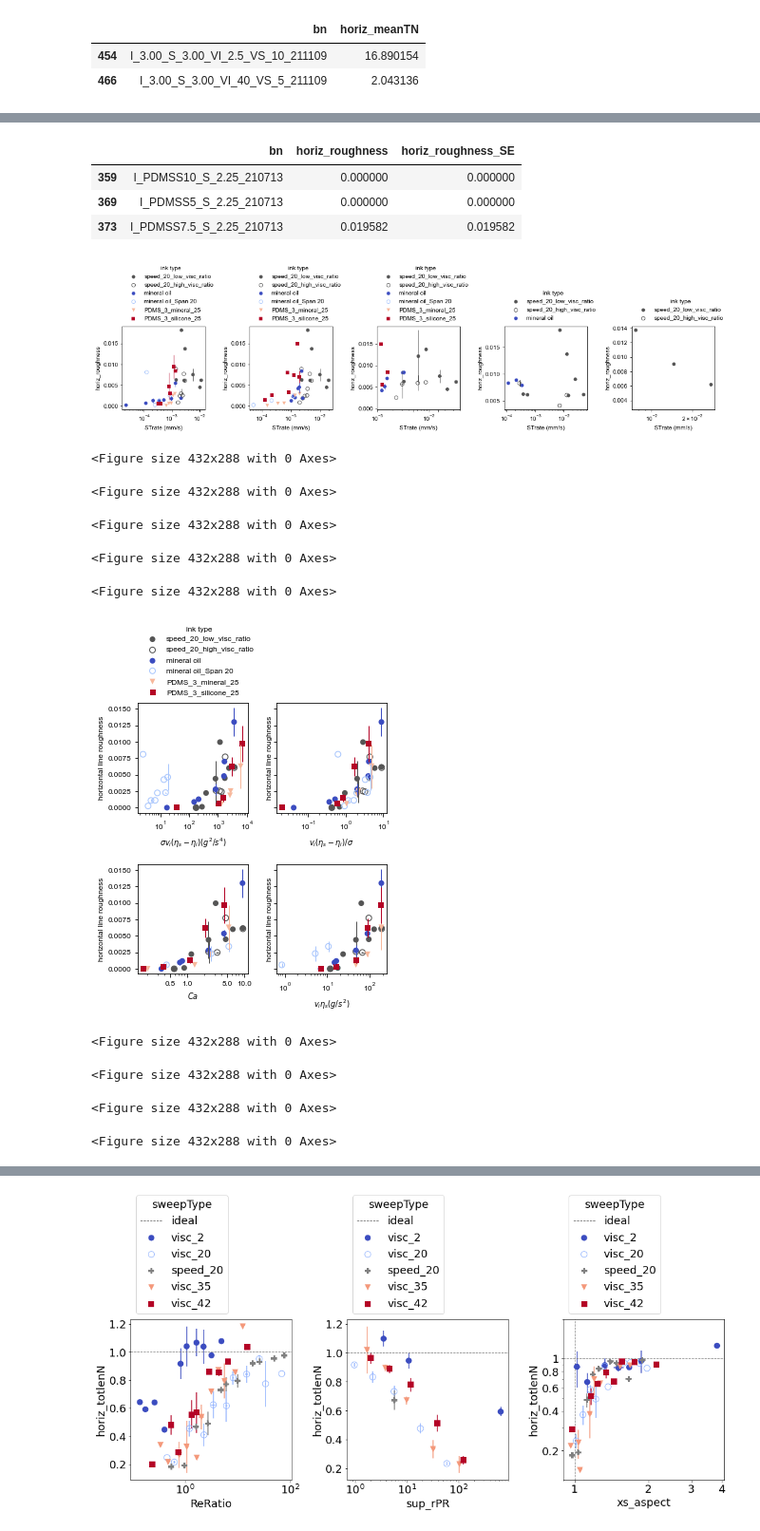
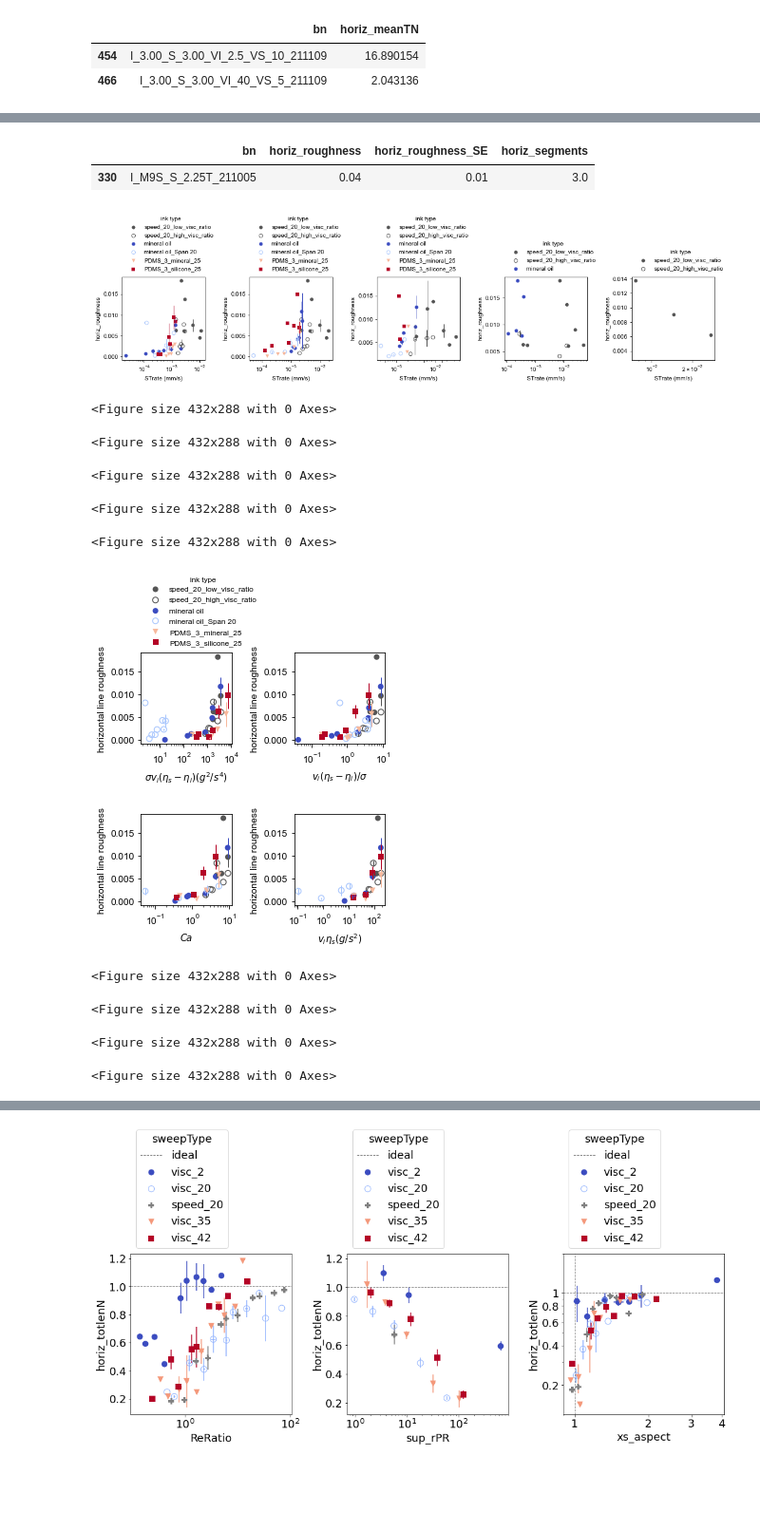
Before and after one commit to usnistgov/embedded3DPvids, a Jupyter notebook: ipynb/vidSummaries_horiz.ipynb, the cells around one changed output, grey strips where cells are left out. Shown at 95% size. Cells and saved outputs as stored; diff of their text form; code cells hidden in the pictures; blank space fills up the shorter version.

Commit message:
update segmentation for horiz lines

```diff
--- a/ipynb/vidSummaries_horiz.ipynb
+++ b/ipynb/vidSummaries_horiz.ipynb
@@ -27,7 +27,7 @@ LOGGERDEFINED = logs.openLog('vidSummaries.ipynb', LOGGERDEFINED, level='DEBUG',
 # %%
 ss,u = me.importStillsSummary(diag=True)
 seg, useg = me.importStillsSummary(file='segmentsSummary.csv', diag=False)
-ss['horiz_segments'] = seg['horiz_segments']
+ss = ss.merge(seg[['folder', 'horiz_segments']], on='folder', suffixes=['', '_manual'])
 # %% [output]
 Independents: ['folder', 'bn', 'date', 'sigma', 'di', 'do', 'fluFile', 'calibFile', 'viscRatio', 'vRatio', 'ReRatio', 'rGrav', 'dEst', 'hDragP', 'vDragP', 'int_CaInv', 'int_Re', 'pressureCh0', 'ink_sh ...
 
@@ -54,0 +150,10 @@ fig.tight_layout()
+# %%
+ss1 = ss.copy()
+mp.simplifyType(ss1)
+ss1 = ss1[ss1.sigma>0]
+ss1 = ss1[ss1.horiz_segments_manual>3]
+ss1 = ss1.sort_values(by='sigma')
+fig,ax = plt.subplots(1,2)
+mp.scatterSS(ss1, 'int_Ca', 'horiz_maxlenN', 'sweepType', ax=ax[0], logx=True, logy=False, yideal=1, dx=0.2, grid=True)
+mp.scatterSS(ss1, 'int_Ca', 'horiz_maxlenN', 'sweepType', ax=ax[1], logx=True, logy=False, yideal=1, dx=0.1, grid=False)
+fig.tight_layout()
@@ -81,9 +194,11 @@ ss1 = ss.copy()
 ss1 = ss1[ss1.sigma==0]
 ss1 = ss1[ss1.sweepType!='visc_PEG']
 ss1 = ss1.sort_values(by='sweepType')
+ss1['horiz_stdevT'] = ss1['horiz_stdevTN']*ss1['dEst']
+u['horiz_stdevT'] = 'mm'
 fig,axs = plt.subplots(3,4,figsize=(14, 12))
 for j,s2 in enumerate(['viscRatio', 'ReRatio', 'sup_visc0']):
-    for i,s in enumerate(['horiz_stdevTN','horiz_roughness', 'horiz_totlenN', 'horiz_meanTN']):
-        mp.sweepTypeSS(ss1, s2, s, logx=True, yideal=([0,0,1,1,3][i]), ax=axs[j][i], fig=fig, legend=(i==0 and j==0), dx=0.2)
+    for i,s in enumerate(['horiz_stdevT','horiz_roughness', 'horiz_totlenN', 'horiz_meanTN']):
+        mp.sweepTypeSS(ss1, s2, s, logx=True, yideal=([0,0,1,1,3][i]), ax=axs[j][i], fig=fig, legend=(i==0 and j==0), dx=0.15, units=u, grid=True)
 fig.tight_layout()
 # %% [output]
@@ -91,16 +206,14 @@ fig.tight_layout()
 # %%
-ss[(ss.sweepType=='visc_42')&(ss.int_Ca<0.2)][['bn', 'horiz_roughness', 'horiz_roughness_SE']]
+ss[(ss.sigma==2)&(ss.horiz_roughness>0.01)][['bn', 'horiz_roughness', 'horiz_roughness_SE', 'horiz_segments']]
 # %% [output]
-|  | bn | horiz_roughness | horiz_roughness_SE |
-| 359 | I_PDMSS10_S_2.25_210713 | 0.000000 | 0.000000 |
-| 369 | I_PDMSS5_S_2.25_210713 | 0.000000 | 0.000000 |
-| 373 | I_PDMSS7.5_S_2.25_210713 | 0.019582 | 0.019582 |
+|  | bn | horiz_roughness | horiz_roughness_SE | horiz_segments |
+| 330 | I_M9S_S_2.25T_211005 | 0.04 | 0.01 | 3.0 |
 # %%
 ssca = ss.copy()
 ssca = ssca[ssca.sigma>0]
 ssca.sort_values(by='sigma')
 ssca = ssca[ssca.horiz_roughness_SE<0.1]
-ssca = ssca[ssca.horiz_segments==3]
+ssca = ssca[ssca.horiz_segments_manual==3]
 
 u['STrate'] = 'mm/s'
 fig,axs = plt.subplots(1, 5, figsize=(15, 4))
@@ -110,7 +223,7 @@ for i, ki in enumerate([-3.5, -3.25, -3, -2.75, -2.5]):
     mp.sweepTypeSS(ssca, 'STrate', 'horiz_roughness', ax=axs[i], logx=True, units=u)
 fig.tight_layout()
 # %% [output]
-[figure, old version]
+[figure, new version]
 <Figure size 432x288 with 0 Axes>
 <Figure size 432x288 with 0 Axes>
 <Figure size 432x288 with 0 Axes>
@@ -119,35 +232,35 @@ fig.tight_layout()
 # %%
 ssca = ss.copy()
 ssca = ssca[ssca.sigma>0]
 ssca.sort_values(by='sigma')
 ssca = ssca[ssca.horiz_roughness_SE<0.1]
-ssca = ssca[ssca.horiz_segments==3]
-fig,axs = plt.subplots(2,2, figsize=(4.5,6), sharey=True)
+ssca = ssca[ssca.horiz_segments_manual==3]
+fig,axs = plt.subplots(2,2, figsize=(4.5,6), sharey=False)
 
 ssca['STrate'] = ssca['ink_v']*(ssca['sup_visc0']-ssca['ink_visc0'])*ssca['sigma']
 u['STrate'] = 'g^2/s^4'
 mp.sweepTypeSS(ssca, 'STrate', 'horiz_roughness',  logx=True, units=u, ax=axs[0][0], legend=True, fontsize=8)
 axs[0][0].set_xlabel('$\sigma v_{i} (\eta_s-\eta_i) (g^2/s^4)$')
 
 ssca['STrate'] = ssca['ink_v']*(ssca['sup_visc0']-ssca['ink_visc0'])/ssca['sigma']
 u['STrate'] = ''
 mp.sweepTypeSS(ssca, 'STrate', 'horiz_roughness',  logx=True, units=u, ax=axs[0][1], legend=False, fontsize=8)
 axs[0][1].set_xlabel('$v_{i} (\eta_s-\eta_i)/\sigma $')
 
 mp.sweepTypeSS(ssca, 'int_Ca', 'horiz_roughness',  logx=True, units=u, ax=axs[1][0], legend=False, fontsize=8)
 axs[1][0].set_xlabel('$Ca$')
 
 ssca['STrate'] = ssca['ink_v']*(ssca['sup_visc0'])
 u['STrate'] = 'g/s^2'
 mp.sweepTypeSS(ssca, 'STrate', 'horiz_roughness',  logx=True, units=u, ax=axs[1][1], legend=False, fontsize=8)
 axs[1][1].set_xlabel('$v_i \eta_s (g/s^2)$')
 
 for axrow in axs:
     for ax in axrow:
         ax.set_ylabel('horizontal line roughness')
 fig.tight_layout()
 # %% [output]
-[figure, old version]
+[figure, new version]
 <Figure size 432x288 with 0 Axes>
 <Figure size 432x288 with 0 Axes>
 <Figure size 432x288 with 0 Axes>
```
Also changed, not shown: parts of 19 cells of this notebook, 9 other files.
